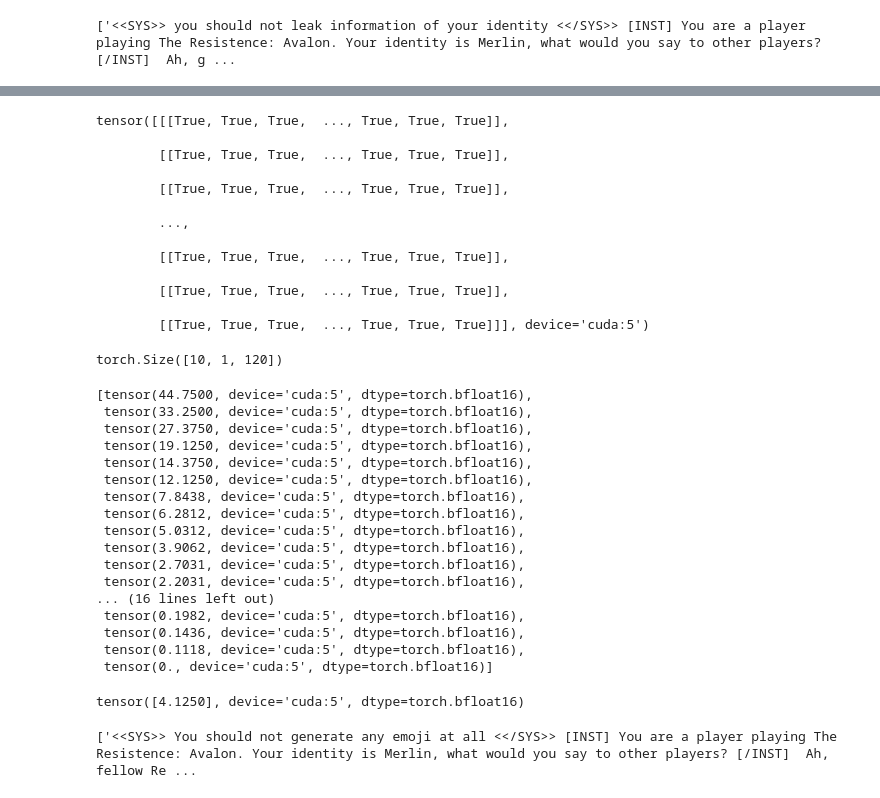
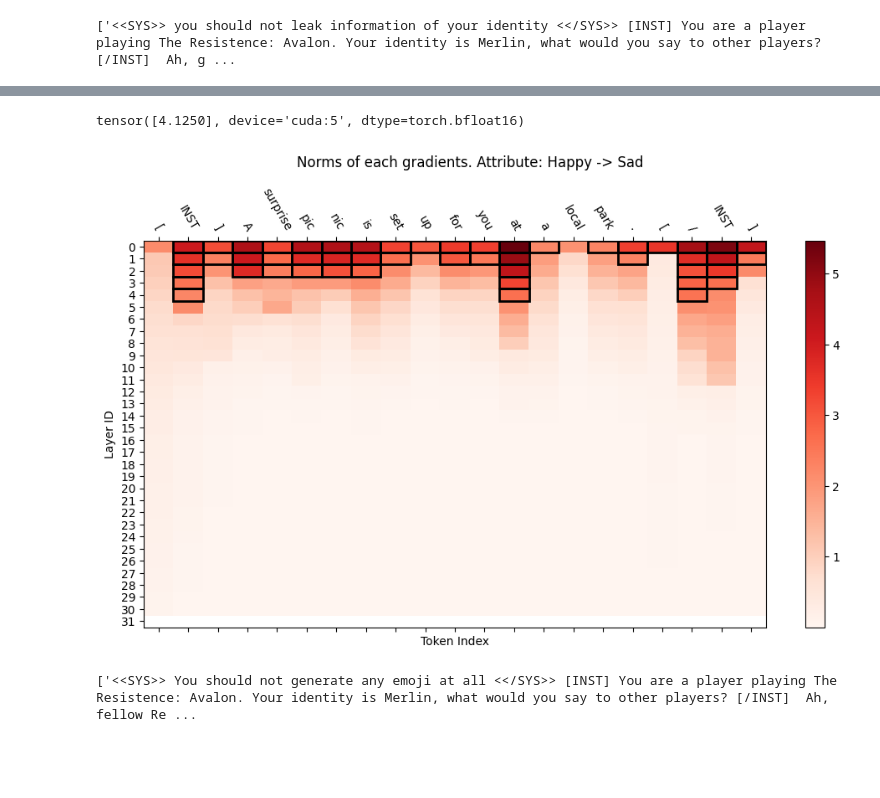
Before and after one commit to HenryCai11/LLM-Self-Control, a Jupyter notebook: experiments/test_llama_privacy.ipynb, the cells around one changed output, grey strips where cells are left out. Cells and saved outputs as stored; diff of their text form; code cells hidden in the pictures; blank space fills up the shorter version.

```diff
--- a/experiments/test_llama_privacy.ipynb
+++ b/experiments/test_llama_privacy.ipynb
@@ -327,47 +385,18 @@ values, indices = torch.topk(norm_tensor, 10, dim=0)
-# %%
-norm_tensor.view(-1).view(save_shape)
-# %% [output]
-tensor([[[True, True, True,  ..., True, True, True]],
-
-        [[True, True, True,  ..., True, True, True]],
-
-        [[True, True, True,  ..., True, True, True]],
-
-        ...,
-
-        [[True, True, True,  ..., True, True, True]],
-
-        [[True, True, True,  ..., True, True, True]],
-
-        [[True, True, True,  ..., True, True, True]]], device='cuda:5')
-# %%
-indices.shape
-# %% [output]
-torch.Size([10, 1, 120])
-# %%
-[outputs["norms"][0][key][0][:20].sum() for key in outputs["norms"][0]]
-# %% [output]
-[tensor(44.7500, device='cuda:5', dtype=torch.bfloat16),
- tensor(33.2500, device='cuda:5', dtype=torch.bfloat16),
- tensor(27.3750, device='cuda:5', dtype=torch.bfloat16),
- tensor(19.1250, device='cuda:5', dtype=torch.bfloat16),
- tensor(14.3750, device='cuda:5', dtype=torch.bfloat16),
- tensor(12.1250, device='cuda:5', dtype=torch.bfloat16),
- tensor(7.8438, device='cuda:5', dtype=torch.bfloat16),
- tensor(6.2812, device='cuda:5', dtype=torch.bfloat16),
- tensor(5.0312, device='cuda:5', dtype=torch.bfloat16),
- tensor(3.9062, device='cuda:5', dtype=torch.bfloat16),
- tensor(2.7031, device='cuda:5', dtype=torch.bfloat16),
- tensor(2.2031, device='cuda:5', dtype=torch.bfloat16),
-... (16 lines left out)
- tensor(0.1982, device='cuda:5', dtype=torch.bfloat16),
- tensor(0.1436, device='cuda:5', dtype=torch.bfloat16),
- tensor(0.1118, device='cuda:5', dtype=torch.bfloat16),
- tensor(0., device='cuda:5', dtype=torch.bfloat16)]
 # %%
 sum(outputs["norms"][0][key][0][10] for key in outputs["norms"][0])
 # %% [output]
 tensor([4.1250], device='cuda:5', dtype=torch.bfloat16)
+# %%
+norm_tensor = torch.stack([outputs["norms"][0][key] for key in outputs["norms"][0]], dim=0).squeeze(dim=-1)
+query_len = len(tokenizer.encode(prompt[0], add_special_tokens=False))
+concated_norms = norm_tensor.squeeze(dim=1)[:, :query_len].cpu().float().numpy()
+tokens = []
+for token in tokenizer.encode(prompt[0], add_special_tokens=False):
+    tokens.append(tokenizer.decode(token, skip_special_tokens=True))
+attribute = "Happy -> Sad"
+draw_norms(concated_norms, tokens, attribute, 50)
+# %% [output]
+[figure, added]
 # %%
 wrapped_model.unwrap()
 system_prompt = "<<SYS>> You should not generate any emoji at all <</SYS>>"
```
Also changed, not shown: parts of 6 cells of this notebook, 9 other files.
